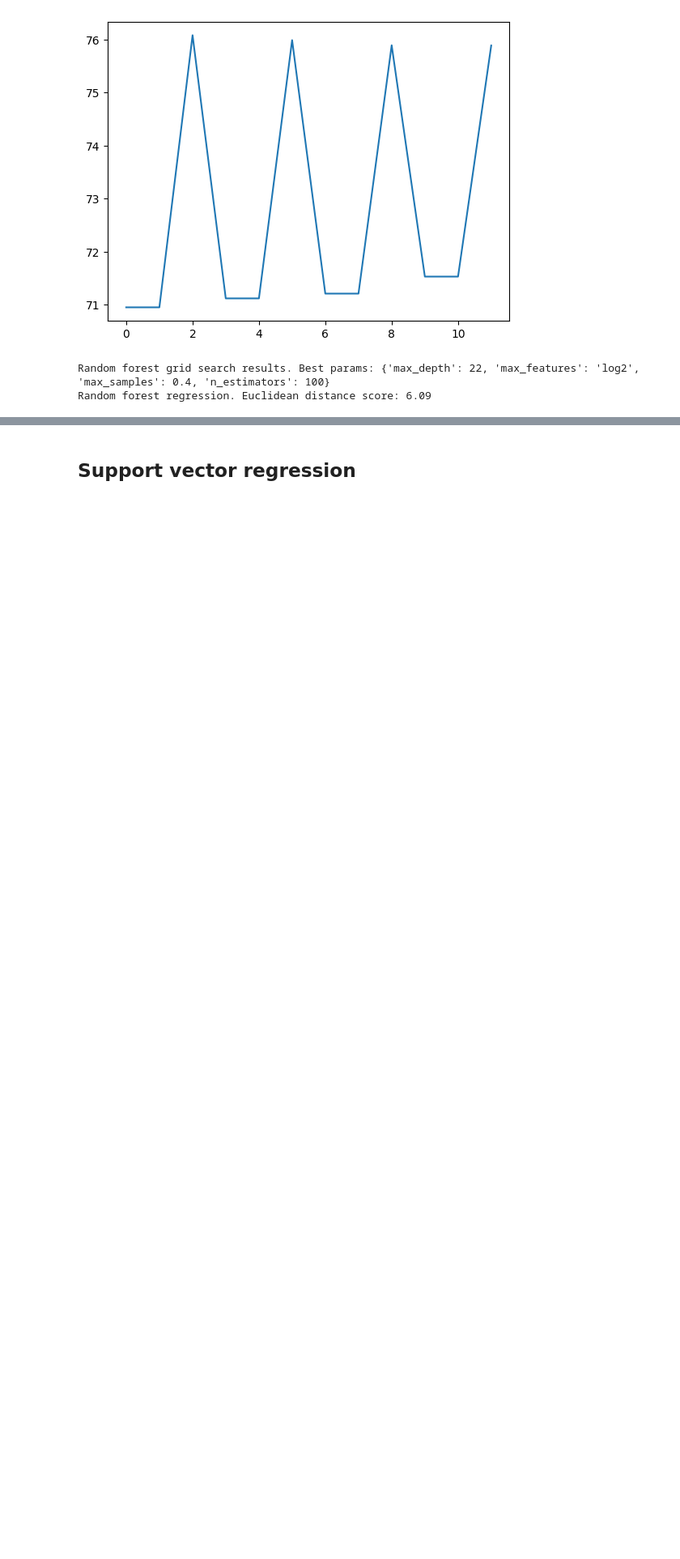
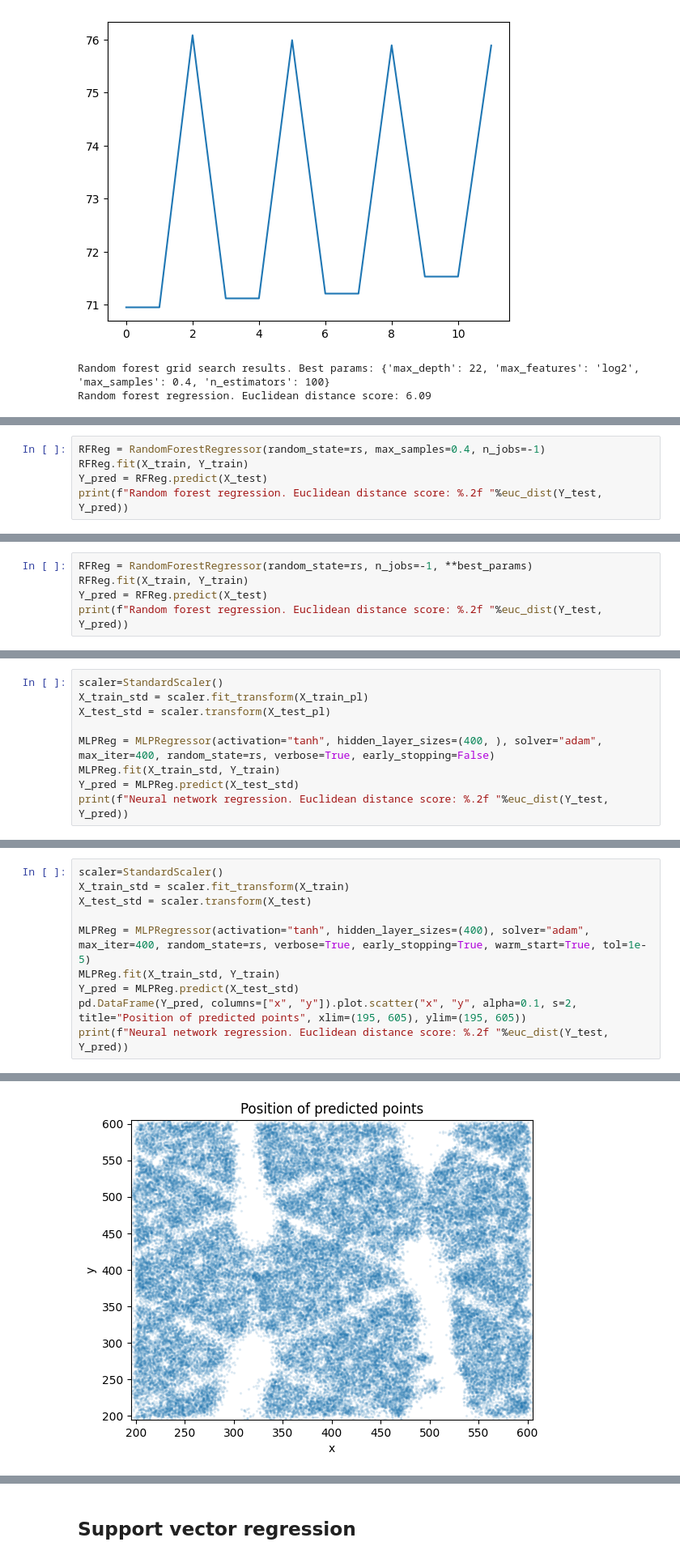
Before and after one commit to marcomag416/dslWinterProject, a Jupyter notebook: dslWinterProject.ipynb, the cells around one changed output, grey strips where cells are left out. Shown at 81% size. Saved outputs shown, nothing was run; the diff lists cells and outputs as text; blank space fills up the shorter version.

```diff
--- a/dslWinterProject.ipynb
+++ b/dslWinterProject.ipynb
@@ -349,0 +454,5 @@ sorted(zip(X_test_red.columns, RFRegr.feature_importances_), key=lambda x: x[1],
+# %%
+RFReg = RandomForestRegressor(random_state=rs, max_samples=0.4, n_jobs=-1)
+RFReg.fit(X_train, Y_train)
+Y_pred = RFReg.predict(X_test)
+print(f"Random forest regression. Euclidean distance score: %.2f "%euc_dist(Y_test, Y_pred))
@@ -349,0 +481,5 @@ sorted(zip(X_test_red.columns, RFRegr.feature_importances_), key=lambda x: x[1],
+# %%
+RFReg = RandomForestRegressor(random_state=rs, n_jobs=-1, **best_params)
+RFReg.fit(X_train, Y_train)
+Y_pred = RFReg.predict(X_test)
+print(f"Random forest regression. Euclidean distance score: %.2f "%euc_dist(Y_test, Y_pred))
@@ -349,0 +490,9 @@ sorted(zip(X_test_red.columns, RFRegr.feature_importances_), key=lambda x: x[1],
+# %%
+scaler=StandardScaler()
+X_train_std = scaler.fit_transform(X_train_pl)
+X_test_std = scaler.transform(X_test_pl)
+
+MLPReg = MLPRegressor(activation="tanh", hidden_layer_sizes=(400, ), solver="adam", max_iter=400, random_state=rs, verbose=True, early_stopping=False)
+MLPReg.fit(X_train_std, Y_train)
+Y_pred = MLPReg.predict(X_test_std)
+print(f"Neural network regression. Euclidean distance score: %.2f "%euc_dist(Y_test, Y_pred))
@@ -349,0 +517,11 @@ sorted(zip(X_test_red.columns, RFRegr.feature_importances_), key=lambda x: x[1],
+# %%
+scaler=StandardScaler()
+X_train_std = scaler.fit_transform(X_train)
+X_test_std = scaler.transform(X_test)
+
+MLPReg = MLPRegressor(activation="tanh", hidden_layer_sizes=(400), solver="adam", max_iter=400, random_state=rs, verbose=True, early_stopping=True, warm_start=True, tol=1e-5)
+MLPReg.fit(X_train_std, Y_train)
+Y_pred = MLPReg.predict(X_test_std)
+pd.DataFrame(Y_pred, columns=["x", "y"]).plot.scatter("x", "y", alpha=0.1, s=2, title="Position of predicted points", xlim=(195, 605), ylim=(195, 605))
+print(f"Neural network regression. Euclidean distance score: %.2f "%euc_dist(Y_test, Y_pred))
+# %% [output]
@@ -349,0 +545 @@ sorted(zip(X_test_red.columns, RFRegr.feature_importances_), key=lambda x: x[1],
+[figure, added]
```
Also changed, not shown: parts of 26 cells of this notebook, 13 other files.
